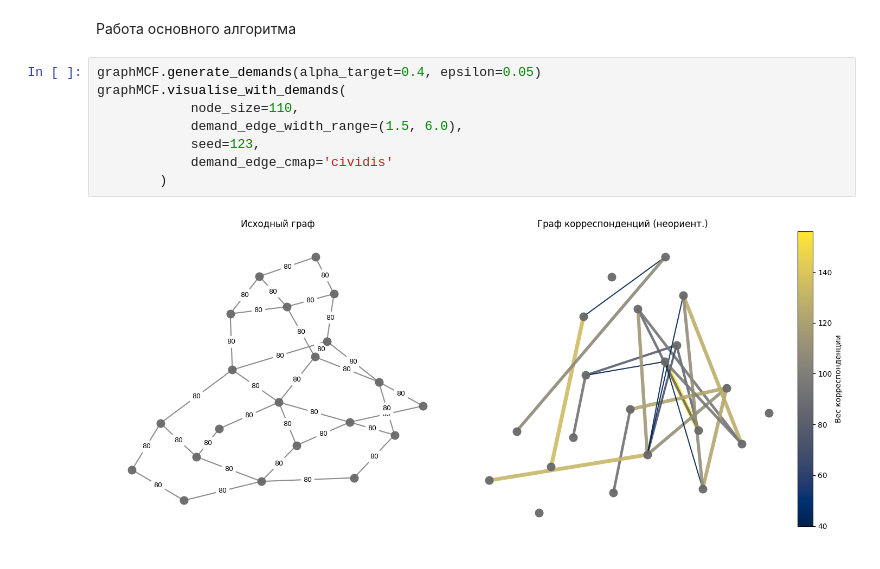
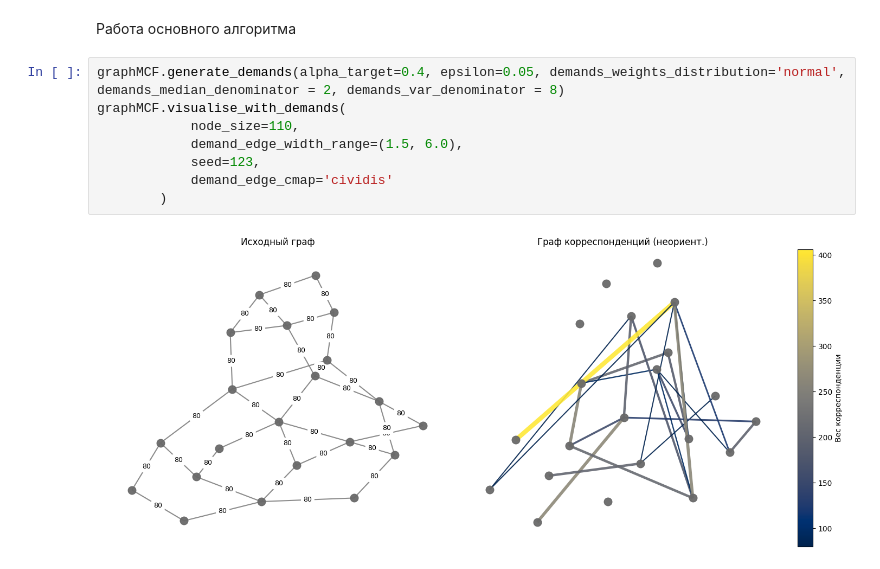
Before and after one commit to Karasiari/Graphs, a Jupyter notebook: Generating_demands.ipynb, the cells around one changed output. Drawn from its saved outputs; the diff is of its cells as text.

```diff
--- a/Generating_demands.ipynb
+++ b/Generating_demands.ipynb
@@ -844,15 +847,15 @@ print(graphMCF.generate_cut(type='adversarial'))
 # %% [markdown]
 Работа основного алгоритма
 # %%
-graphMCF.generate_demands(alpha_target=0.4, epsilon=0.05)
+graphMCF.generate_demands(alpha_target=0.4, epsilon=0.05, demands_weights_distribution='normal', demands_median_denominator = 2, demands_var_denominator = 8)
 graphMCF.visualise_with_demands(
             node_size=110,
             demand_edge_width_range=(1.5, 6.0),
             seed=123,
             demand_edge_cmap='cividis'
         )
 # %% [output]
-[figure, old version]
+[figure, new version]
 # %%
 graphMCF.alpha_history
 # %% [output]
```
Also changed, not shown: parts of 6 cells of this notebook.
